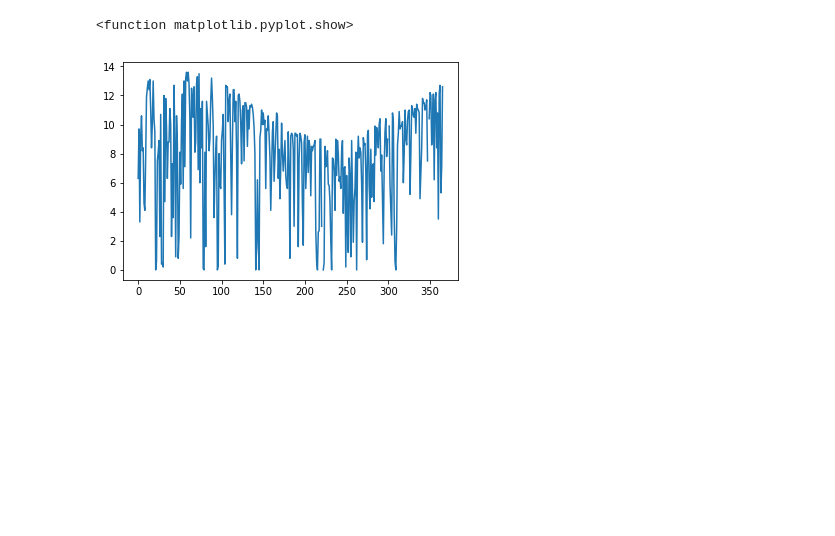
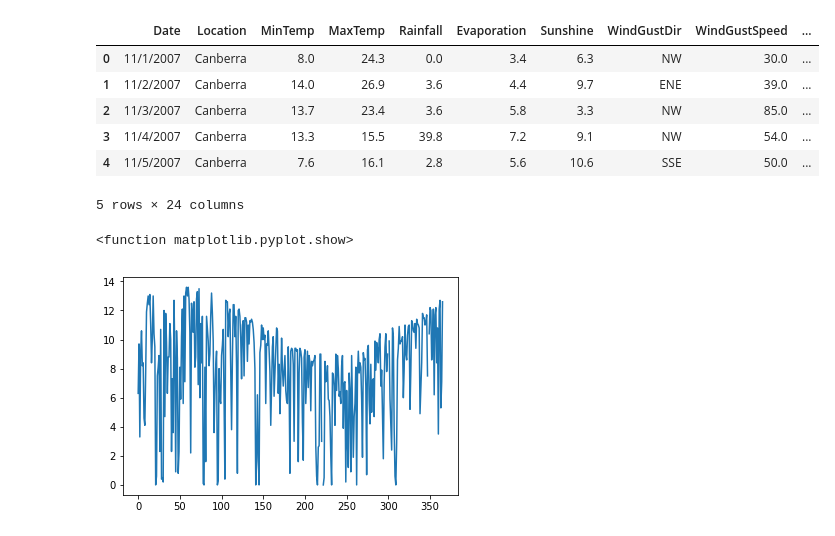
Before and after one commit to ansh-arora/ml-assignments, a Jupyter notebook: assignment_6.ipynb, the cells around one changed output. Drawn from its saved outputs; the diff is of its cells as text; code cells hidden in the pictures; blank space fills up the shorter version.

```diff
--- a/assignment_6.ipynb
+++ b/assignment_6.ipynb
@@ -8,6 +8,15 @@ import os
 # %%
 path=os.getcwd()+'/weather.csv'
 df=pd.read_csv(path)
+df.head()
+# %% [output]
+|  | Date | Location | MinTemp | MaxTemp | Rainfall | Evaporation | Sunshine | WindGustDir | WindGustSpeed | ... |
+| 0 | 11/1/2007 | Canberra | 8.0 | 24.3 | 0.0 | 3.4 | 6.3 | NW | 30.0 | ... |
+| 1 | 11/2/2007 | Canberra | 14.0 | 26.9 | 3.6 | 4.4 | 9.7 | ENE | 39.0 | ... |
+| 2 | 11/3/2007 | Canberra | 13.7 | 23.4 | 3.6 | 5.8 | 3.3 | NW | 85.0 | ... |
+| 3 | 11/4/2007 | Canberra | 13.3 | 15.5 | 39.8 | 7.2 | 9.1 | NW | 54.0 | ... |
+| 4 | 11/5/2007 | Canberra | 7.6 | 16.1 | 2.8 | 5.6 | 10.6 | SSE | 50.0 | ... |
+5 rows × 24 columns
 # %%
 #1
 plt.plot(df['Sunshine'])
```
Also changed, not shown: parts of 3 cells of this notebook.
